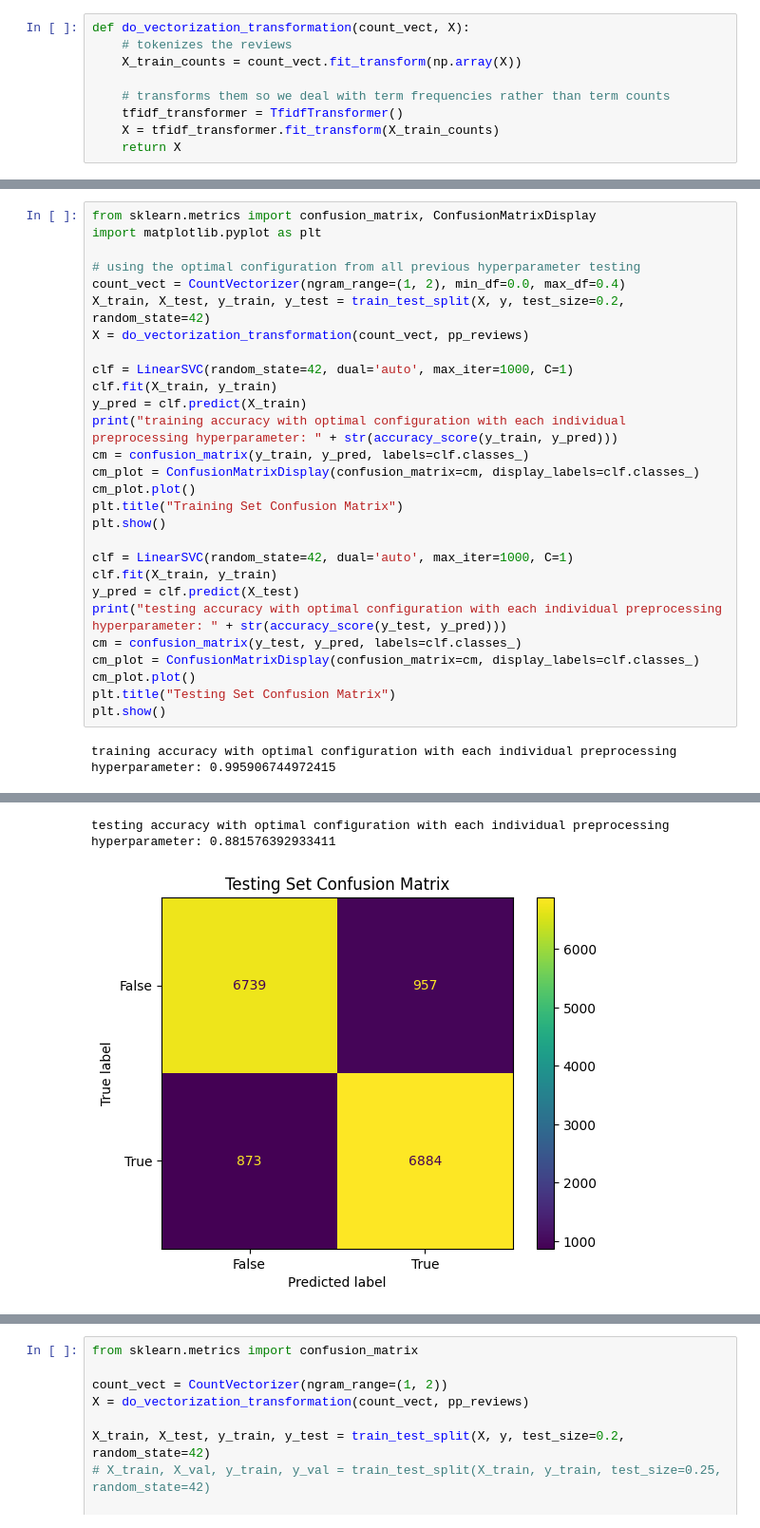
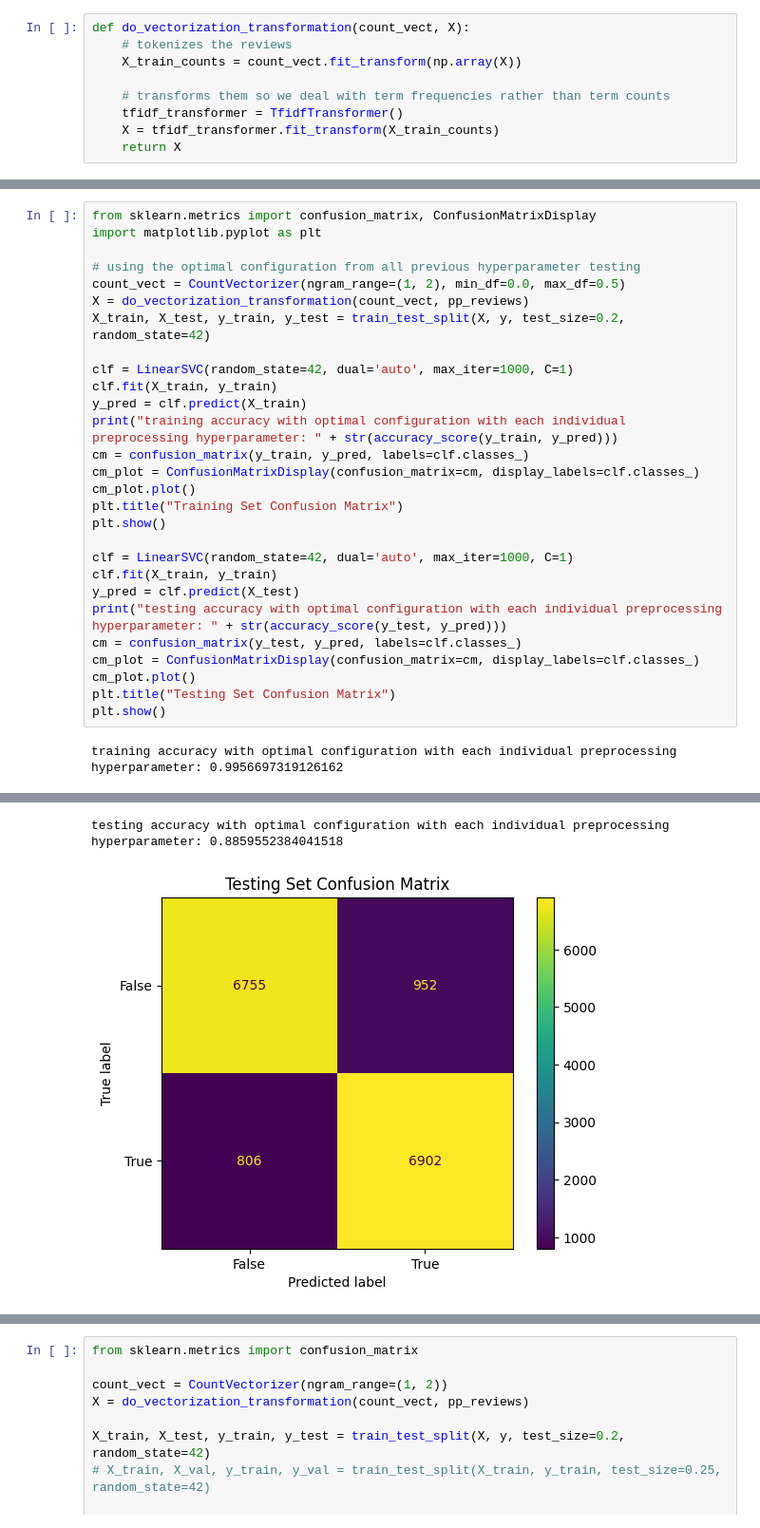
Before and after one commit to andlrutt/cs425-final-project, a Jupyter notebook: main.ipynb, the cells around one changed output, grey strips where cells are left out. Shown: that part at 95% size. Cells and saved outputs as stored; diff of their text form.

```diff
--- a/main.ipynb
+++ b/main.ipynb
@@ -208,33 +244,33 @@ With all other factors equal, the best n-gram combination was (1, 2) with a test
 # %%
 from sklearn.metrics import confusion_matrix, ConfusionMatrixDisplay
 import matplotlib.pyplot as plt
 
 # using the optimal configuration from all previous hyperparameter testing
-count_vect = CountVectorizer(ngram_range=(1, 2), min_df=0.0, max_df=0.4)
+count_vect = CountVectorizer(ngram_range=(1, 2), min_df=0.0, max_df=0.5)
+X = do_vectorization_transformation(count_vect, pp_reviews)
 X_train, X_test, y_train, y_test = train_test_split(X, y, test_size=0.2, random_state=42)
-X = do_vectorization_transformation(count_vect, pp_reviews)
 
 clf = LinearSVC(random_state=42, dual='auto', max_iter=1000, C=1)
 clf.fit(X_train, y_train)
 y_pred = clf.predict(X_train)
 print("training accuracy with optimal configuration with each individual preprocessing hyperparameter: " + str(accuracy_score(y_train, y_pred)))
 cm = confusion_matrix(y_train, y_pred, labels=clf.classes_)
 cm_plot = ConfusionMatrixDisplay(confusion_matrix=cm, display_labels=clf.classes_)
 cm_plot.plot()
 plt.title("Training Set Confusion Matrix")
 plt.show()
 
 clf = LinearSVC(random_state=42, dual='auto', max_iter=1000, C=1)
 clf.fit(X_train, y_train)
 y_pred = clf.predict(X_test)
 print("testing accuracy with optimal configuration with each individual preprocessing hyperparameter: " + str(accuracy_score(y_test, y_pred)))
 cm = confusion_matrix(y_test, y_pred, labels=clf.classes_)
 cm_plot = ConfusionMatrixDisplay(confusion_matrix=cm, display_labels=clf.classes_)
 cm_plot.plot()
 plt.title("Testing Set Confusion Matrix")
 plt.show()
 # %% [output]
-training accuracy with optimal configuration with each individual preprocessing hyperparameter: 0.995906744972415
+training accuracy with optimal configuration with each individual preprocessing hyperparameter: 0.9956697319126162
 [figure]
-testing accuracy with optimal configuration with each individual preprocessing hyperparameter: 0.881576392933411
+testing accuracy with optimal configuration with each individual preprocessing hyperparameter: 0.8859552384041518
-[figure, old version]
+[figure, new version]
```
Also changed, not shown: parts of 12 cells of this notebook.
